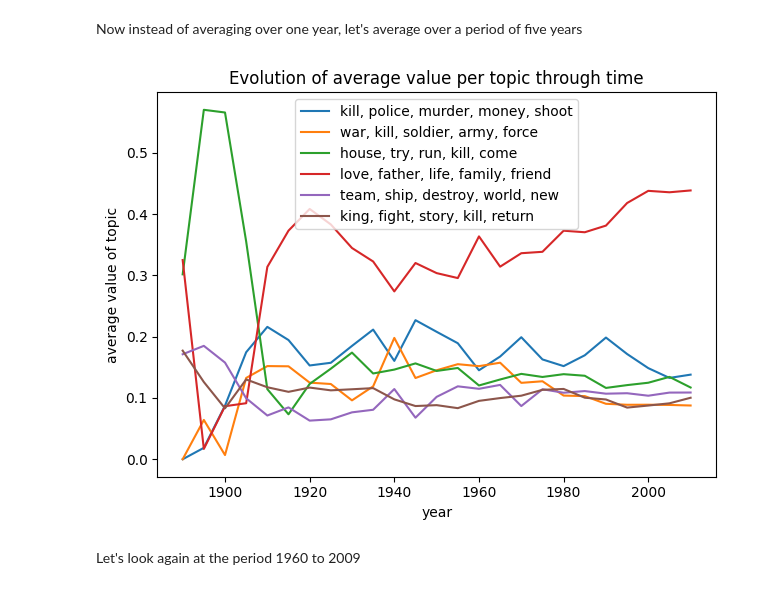
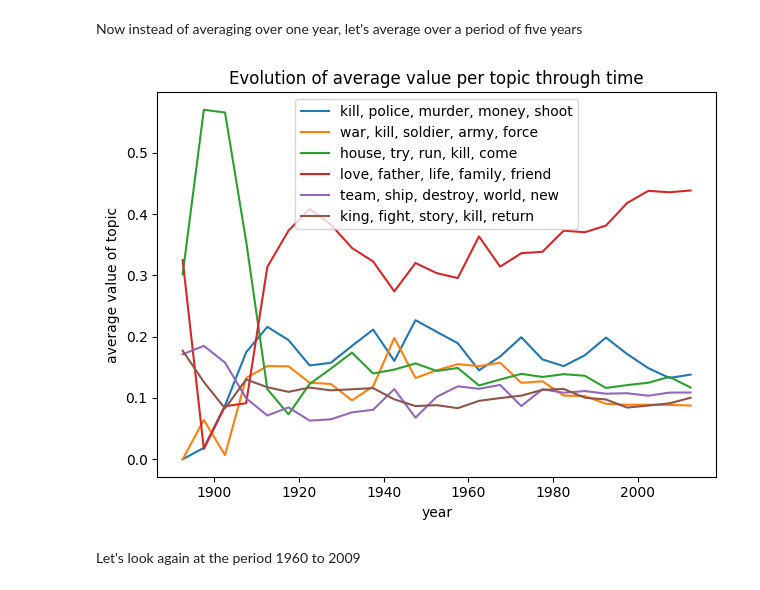
Before and after one commit to epfl-ada/ada-2023-project-msosm, a Jupyter notebook: plot_clustering.ipynb, the cells around one changed output. Cells and saved outputs as stored; diff of their text form; code cells hidden in the pictures.

```diff
--- a/plot_clustering.ipynb
+++ b/plot_clustering.ipynb
@@ -480,15 +480,15 @@ plots_year["period"] = (plots_year.index//5)*5
 plots_5year = plots_year.groupby("period").apply(weighted_avg)
 # %%
 for topic in range(0,6):
-    plt.plot(plots_5year.index, plots_5year["average_topic_{}".format(topic)], label=words_per_topic[topic])
+    plt.plot(plots_5year.index + 2.5, plots_5year["average_topic_{}".format(topic)], label=words_per_topic[topic])
 
 plt.legend()
 plt.xlabel("year")
 plt.ylabel("average value of topic")
 plt.title("Evolution of average value per topic through time")
 plt.tight_layout()
 # %% [output]
-[figure, old version]
+[figure, new version]
 # %% [markdown]
 Let's look again at the period 1960 to 2009
 # %%
```
Also changed, not shown: parts of 17 cells of this notebook.
